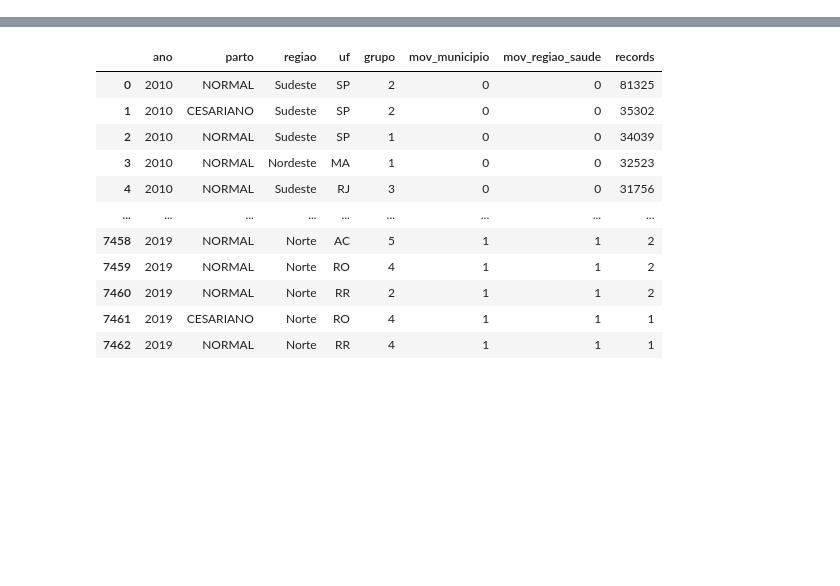
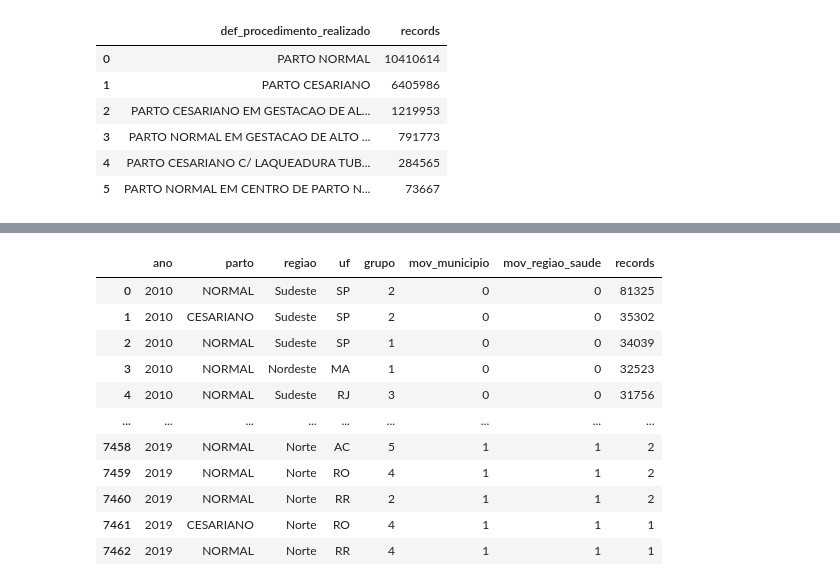
Before and after one commit to lucaslopes/gestantes, a Jupyter notebook: dashboard.ipynb, the cells around one changed output, grey strips where cells are left out. Saved outputs shown, nothing was run; the diff lists cells and outputs as text; code cells hidden in the pictures; blank space fills up the shorter version.

```diff
--- a/dashboard.ipynb
+++ b/dashboard.ipynb
@@ -5,3 +5,17 @@ import seaborn as sns
 import sqlite3
 import pandas as pd
 import numpy as np
+# %%
+path_query = 'queries/check/partos.sql'
+with open(path_query) as f:
+	query = f.read()
+df_partos = data_load.df_query(query)
+df_partos
+# %% [output]
+|  | def_procedimento_realizado | records |
+| 0 | PARTO NORMAL | 10410614 |
+| 1 | PARTO CESARIANO | 6405986 |
+| 2 | PARTO CESARIANO EM GESTACAO DE AL... | 1219953 |
+| 3 | PARTO NORMAL EM GESTACAO DE ALTO ... | 791773 |
+| 4 | PARTO CESARIANO C/ LAQUEADURA TUB... | 284565 |
+| 5 | PARTO NORMAL EM CENTRO DE PARTO N... | 73667 |
```
Also changed, not shown: parts of 6 cells of this notebook, 2 other files.
